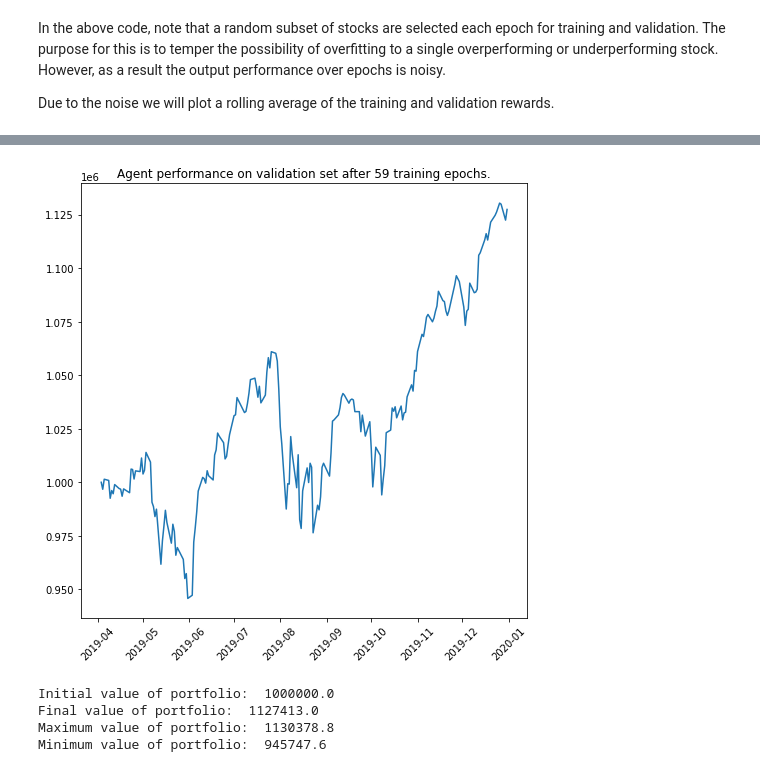
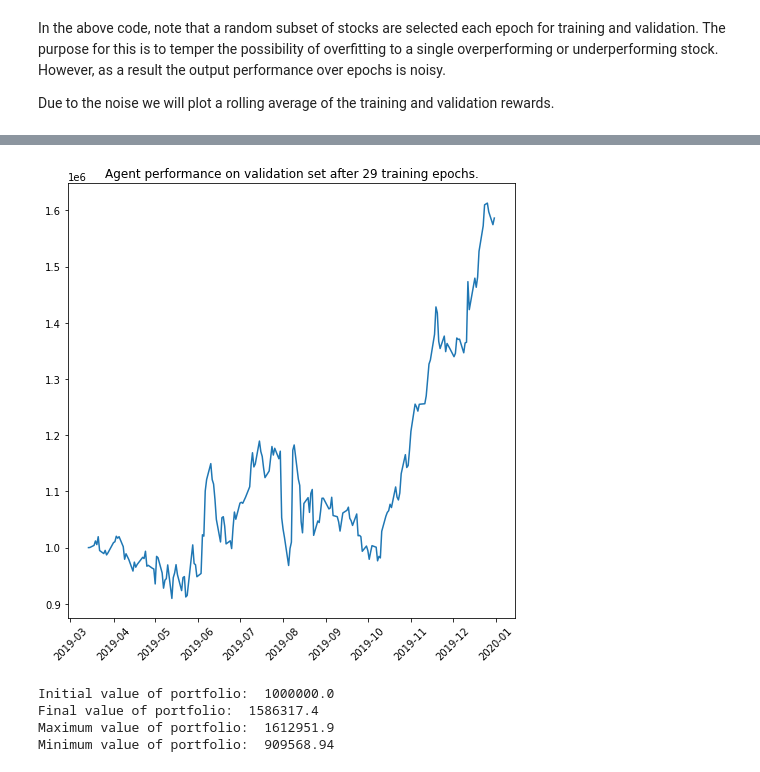
Before and after one commit to rajindermavi/portfolio_management, a Jupyter notebook: portfolio_management/dpm_agent_training.ipynb, the cells around one changed output, grey strips where cells are left out. Drawn from its saved outputs; the diff is of its cells as text; code cells hidden in the pictures.

Commit message:
Add noise to data during training.

```diff
--- a/portfolio_management/dpm_agent_training.ipynb
+++ b/portfolio_management/dpm_agent_training.ipynb
@@ -97,3 +97,7 @@ agent = DPM_Agent()
 ## Untrained agent
 
 Without training the agent is selecting a portfolio at random (actually the randomly initialized parameters are selecting a portfolio). We will view its performance on the validation set.
+# %%
+sar = sampled_agent_reward(TradingEnv,validation_data,[agent],10,100)
+plt.hist(sar[agent.name])
+plt.show()
@@ -153,7 +159,7 @@ def Callback_EarlyStopping(RewardsList, min_delta=0.01, patience=20):
 # %%
 train_avg_rewards = []
 val_avg_rewards = []
-MAX_EPOCHS = 100
+MAX_EPOCHS = 30
 n_substocks = 10
 for epoch in range(MAX_EPOCHS):
     training_rewards = []
@@ -163,14 +169,14 @@ for epoch in range(MAX_EPOCHS):
 
         #train_step(agent,sub_batch,training_rewards)
 
-        env = TradingEnv(batch)
+        env = TradingEnv(batch,train_noise=0.5)
 
         with tf.GradientTape() as tape:
             tape.watch(agent.model.trainable_variables)
             loss = agent_loss(env,agent,dsct = 0.999)
 
             grad = tape.gradient(loss,agent.model.trainable_variables)
-            #grad = [g / tf.reduce_mean(tf.abs(g)) for g in grad]
+            grad = [g / tf.reduce_mean(tf.abs(g)) for g in grad]
             agent.opt.apply_gradients(zip(grad,agent.model.trainable_variables))
 
         training_rewards.append(-TRADING_DAYS_PER_YEAR * loss/(env._end_tick-env._start_tick))
@@ -205,19 +211,21 @@ plt.show()
 # %%
+# Simulate trained agent to view behavior after training
+loss = agent_loss(validation_env,agent)
 plt.figure(figsize=(8,8))
 plt.plot(validation_dates[start_idx:], validation_env.portfolio_value_hist)
 plt.xticks(rotation=45)
 plt.title(f'Agent performance on validation set after {epoch} training epochs.')
 plt.show()
 print('Initial value of portfolio: ',validation_env.portfolio_value_hist[0].numpy())
 print('Final value of portfolio: ',validation_env.portfolio_value_hist[-1].numpy())
 print('Maximum value of portfolio: ',max(validation_env.portfolio_value_hist).numpy())
 print('Minimum value of portfolio: ',min(validation_env.portfolio_value_hist).numpy())
 # %% [output]
-[figure, old version]
+[figure, new version]
 Initial value of portfolio:  1000000.0
-Final value of portfolio:  1127413.0
-Maximum value of portfolio:  1130378.8
-Minimum value of portfolio:  945747.6
+Final value of portfolio:  1586317.4
+Maximum value of portfolio:  1612951.9
+Minimum value of portfolio:  909568.94
 # %%
 with open('dpm_agent.dill','wb') as dill_file:
     dill.dump(agent, dill_file)
```
Also changed, not shown: parts of 7 cells of this notebook, 5 other files.
